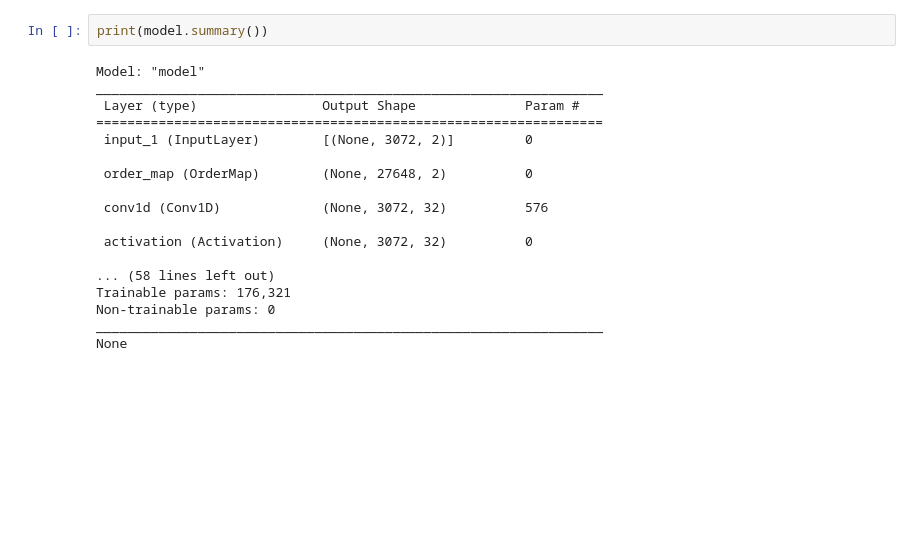
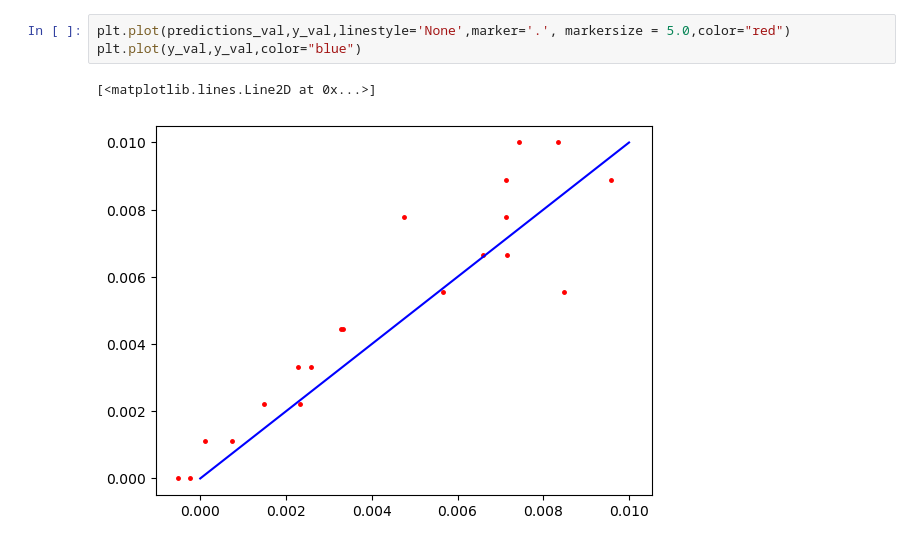
Before and after one commit to gitMorelli/estimating_r, a Jupyter notebook: interactively_test_NN.ipynb, the cells around one changed output. Drawn from its saved outputs; the diff is of its cells as text; blank space fills up the shorter version.

```diff
--- a/interactively_test_NN.ipynb
+++ b/interactively_test_NN.ipynb
@@ -172,20 +198,6 @@ plt.plot(range(len(predictions_train)),predictions_train-y_train)
-# %%
-print(model.summary())
-# %% [output]
-Model: "model"
-_________________________________________________________________
- Layer (type)                Output Shape              Param #
-=================================================================
- input_1 (InputLayer)        [(None, 3072, 2)]         0
-
- order_map (OrderMap)        (None, 27648, 2)          0
-
- conv1d (Conv1D)             (None, 3072, 32)          576
-
- activation (Activation)     (None, 3072, 32)          0
-
-... (58 lines left out)
-Trainable params: 176,321
-Non-trainable params: 0
-_________________________________________________________________
-None
+# %%
+plt.plot(predictions_val,y_val,linestyle='None',marker='.', markersize = 5.0,color="red")
+plt.plot(y_val,y_val,color="blue")
+# %% [output]
+[<matplotlib.lines.Line2D at 0x...>]
+[figure, added]
```
Also changed, not shown: parts of 9 cells of this notebook, 9 other files.
